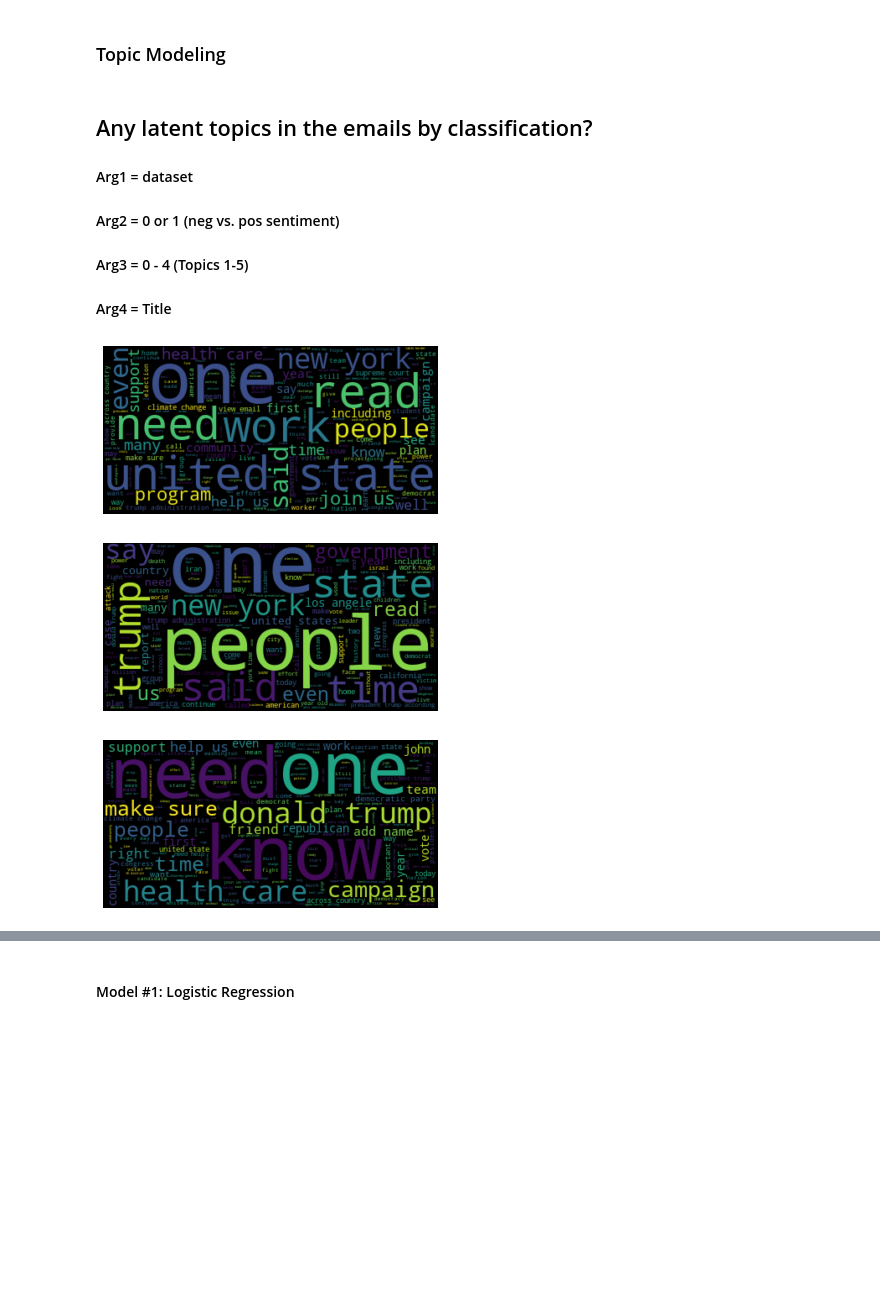
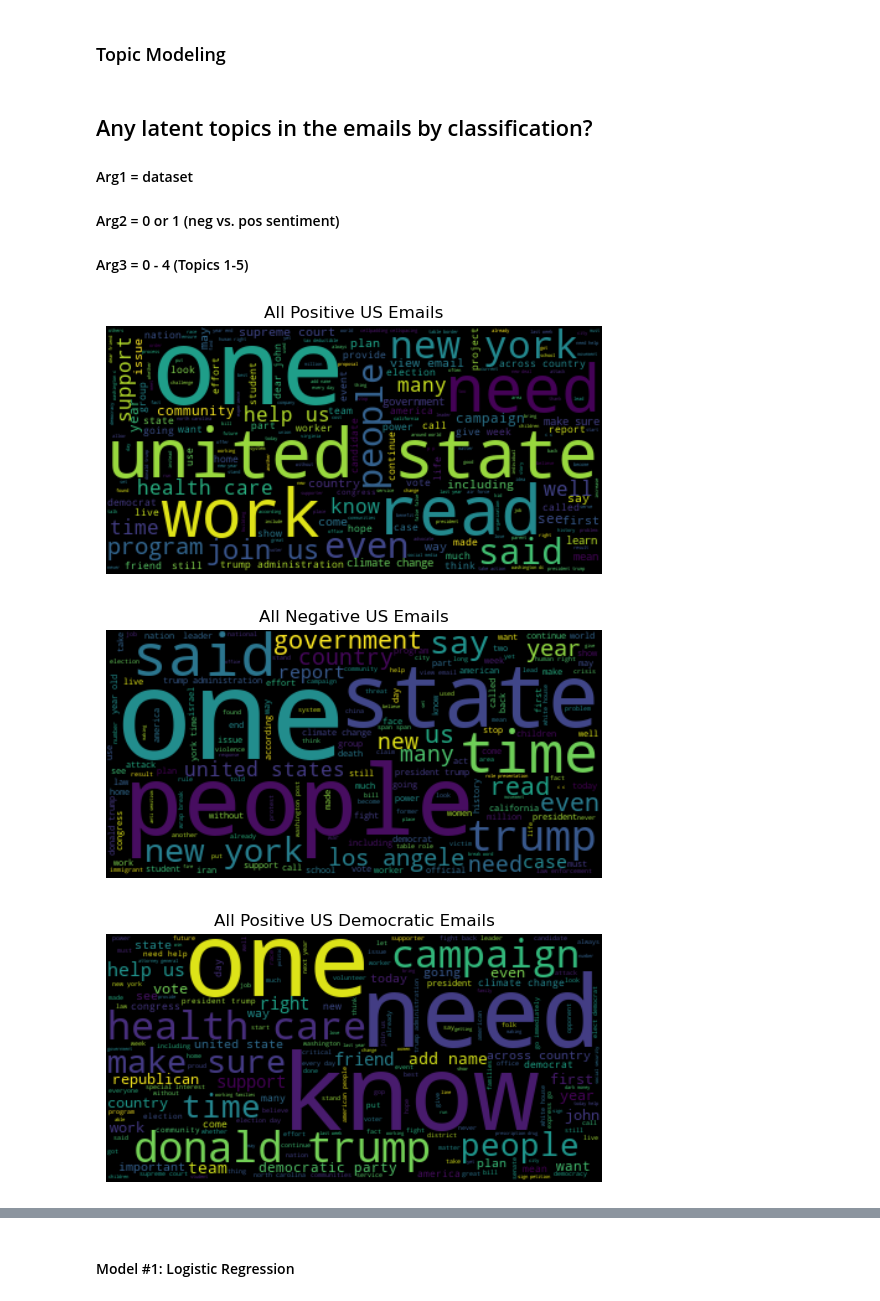
Before and after one commit to statzenthusiast921/political-emails-analysis, a Jupyter notebook: main/notebooks/Emails EDA 10.16.22.ipynb, the cells around one changed output, grey strips where cells are left out. Saved outputs shown, nothing was run; the diff lists cells and outputs as text; code cells hidden in the pictures; blank space fills up the shorter version.

```diff
--- a/main/notebooks/Emails EDA 10.16.22.ipynb
+++ b/main/notebooks/Emails EDA 10.16.22.ipynb
@@ -646,6 +1027,7 @@ def topic_model_pipeline(data,filter_num,topic_num,title):
 
     # Display the generated image:
     plt.imshow(wordcloud, interpolation='bilinear')
+    plt.title(f'{title}')
     plt.axis("off")
     plt.show()
 # %% [markdown]
@@ -654,21 +1036,20 @@ def topic_model_pipeline(data,filter_num,topic_num,title):
 #### Arg1 = dataset
 #### Arg2 = 0 or 1 (neg vs. pos sentiment)
 #### Arg3 = 0 - 4 (Topics 1-5)
-#### Arg4 = Title
 # %%
 #Positive Sentiment - all of US
-topic_model_pipeline(df_dom,1,0,'Positive Sentiment - US Emails')
+topic_model_pipeline(df_dom,1,0,'All Positive US Emails')
 # %% [output]
-[figure, old version]
+[figure, new version]
 # %%
 #Negative Sentiment - all of US
-topic_model_pipeline(df_dom,0,0,'Negative Sentiment - US Emails')
+topic_model_pipeline(df_dom,0,0,'All Negative US Emails')
 # %% [output]
-[figure, old version]
+[figure, new version]
 # %%
 #Positive Sentiment - US - DEM
-topic_model_pipeline(df_dom_dem,1,0,'Positive Sentiment - Democratic Emails')
+topic_model_pipeline(df_dom_dem,1,0,'All Positive US Democratic Emails')
 # %% [output]
-[figure, old version]
+[figure, new version]
 # %%
 #Negative Sentiment - US -DEM
```
Also changed, not shown: parts of 33 cells of this notebook.
